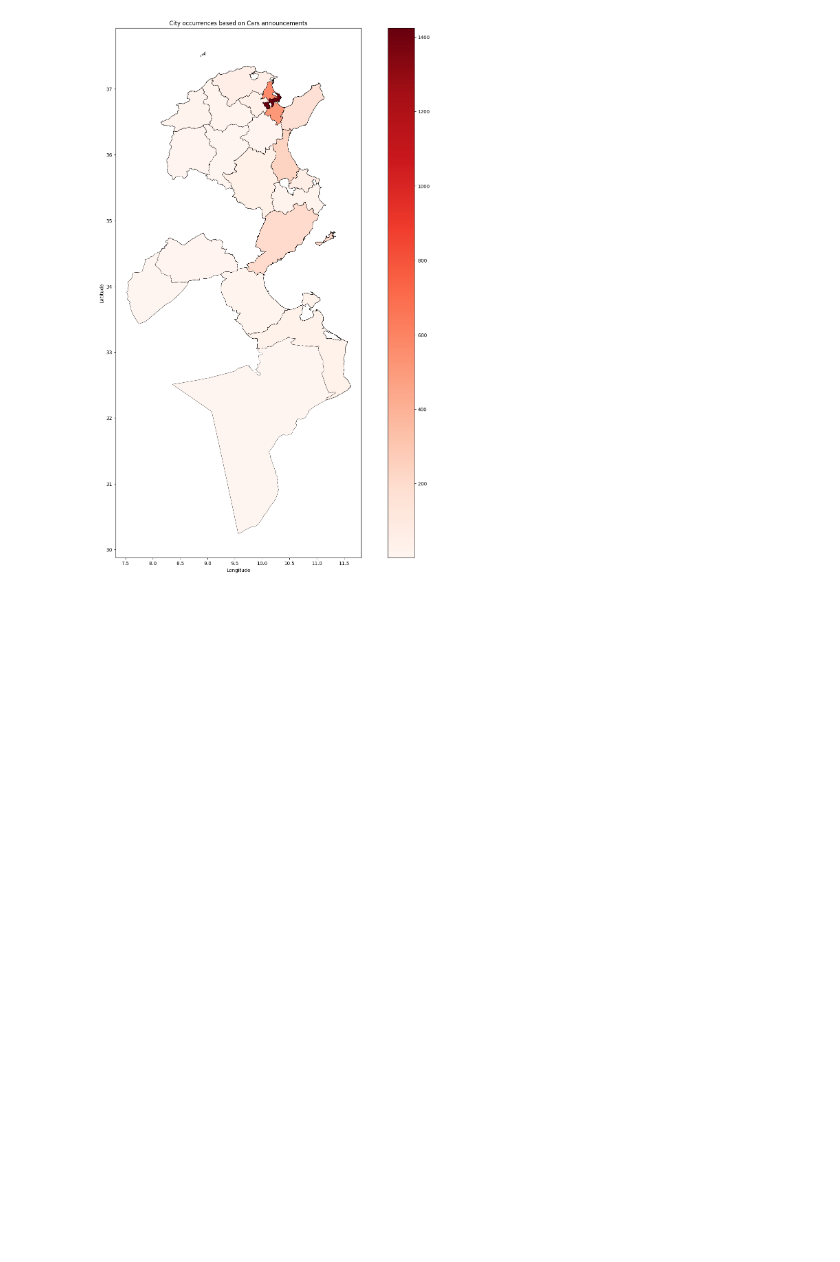
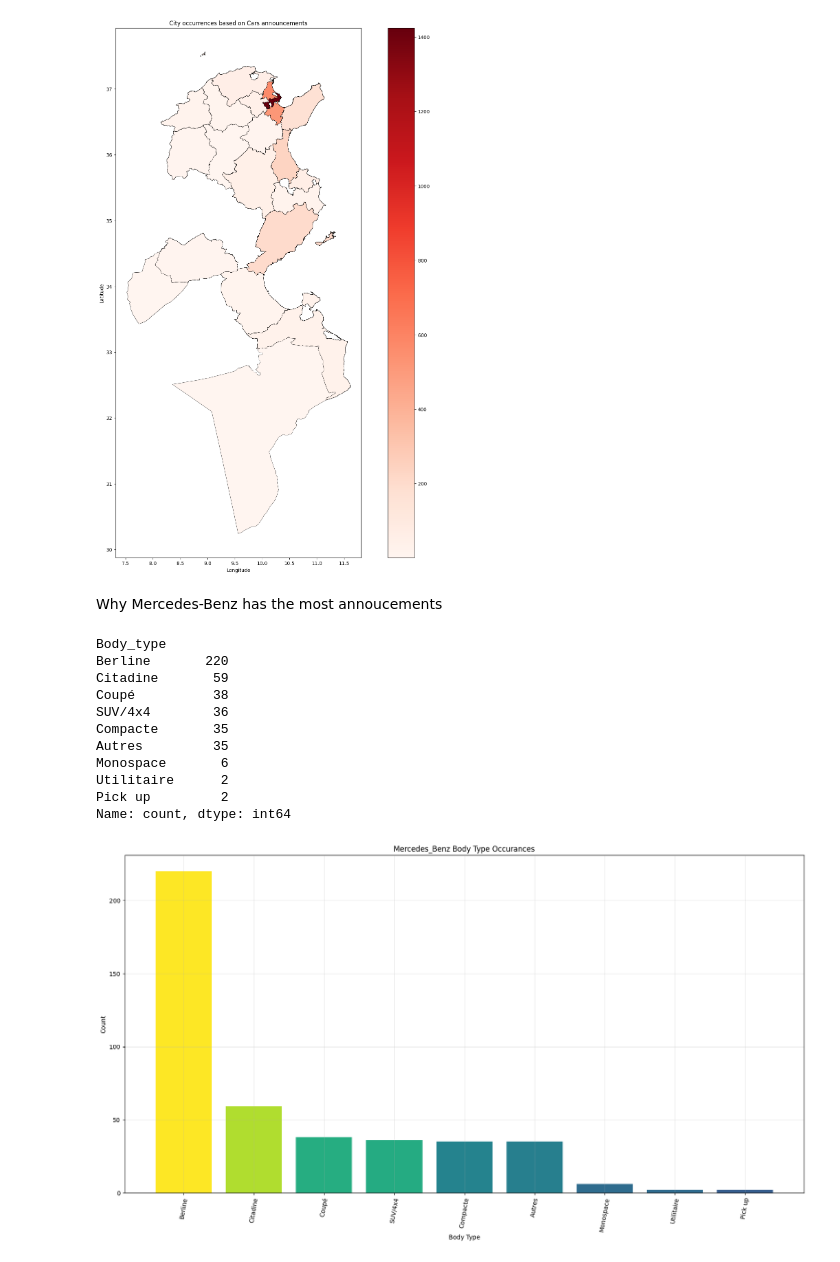
Before and after one commit to SayehOmar/AutoMobileTN_case_study, a Jupyter notebook: Case_study/Case_study.ipynb, the cells around one changed output. Cells and saved outputs as stored; diff of their text form; code cells hidden in the pictures; blank space fills up the shorter version.

```diff
--- a/Case_study/Case_study.ipynb
+++ b/Case_study/Case_study.ipynb
@@ -212,3 +212,33 @@ ax.set_ylabel('Latitude')
 plt.show()
 # %% [output]
 [figure]
+# %% [markdown]
+Why Mercedes-Benz has the most annoucements
+# %%
+Mercedes_Benz=df[df['Brand']=='Mercedes-Benz']
+# %%
+Body_type_count = Mercedes_Benz['Body_type'].value_counts()
+print(Body_type_count)
+
+colors = cm.viridis(Brands_count.values / max(Brands_count.values))
+plt.figure(figsize=(20,10))
+plt.bar(Body_type_count.index, Body_type_count.values , color=colors)
+plt.xlabel('Body Type')
+plt.ylabel('Count')
+plt.title('Mercedes_Benz Body Type Occurances')
+plt.grid(True,alpha=0.3)
+plt.xticks(rotation=80)
+plt.show()
+# %% [output]
+Body_type
+Berline       220
+Citadine       59
+Coupé          38
+SUV/4x4        36
+Compacte       35
+Autres         35
+Monospace       6
+Utilitaire      2
+Pick up         2
+Name: count, dtype: int64
+[figure, added]
```
Also changed, not shown: parts of 3 cells of this notebook.
